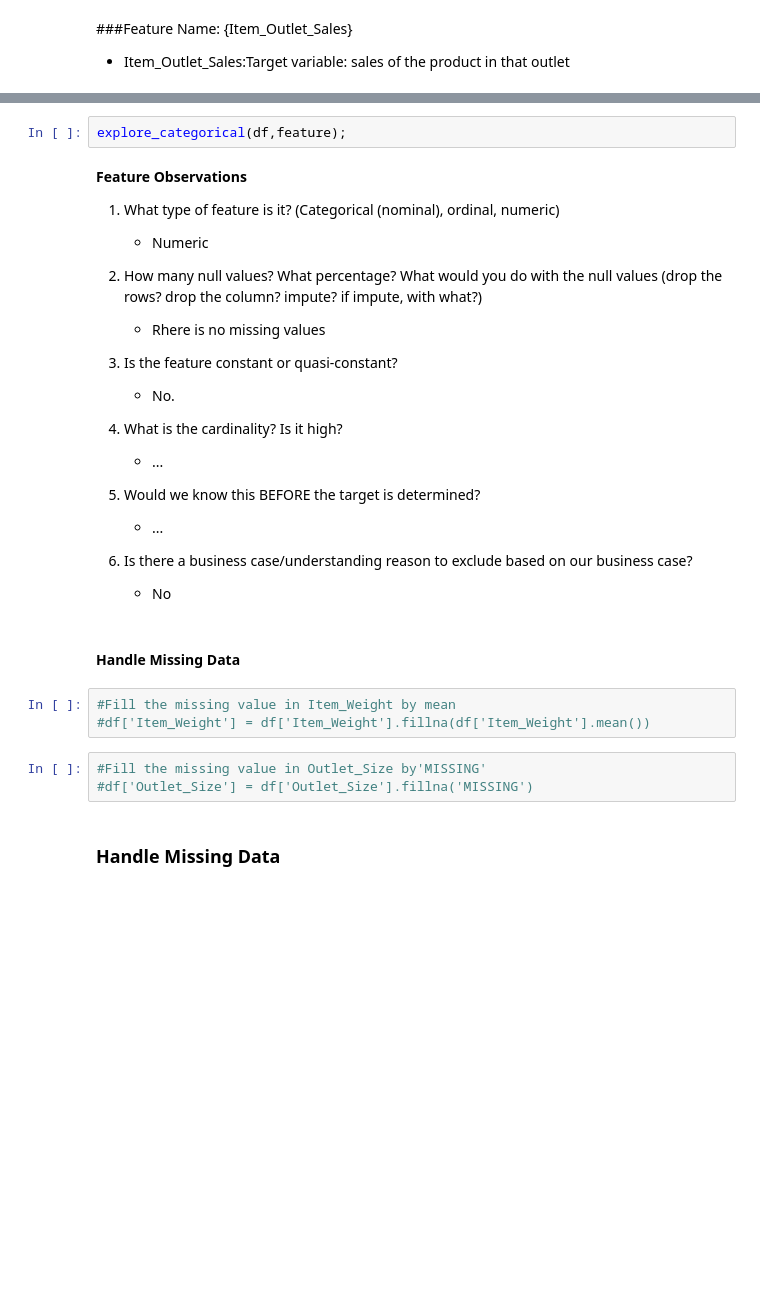
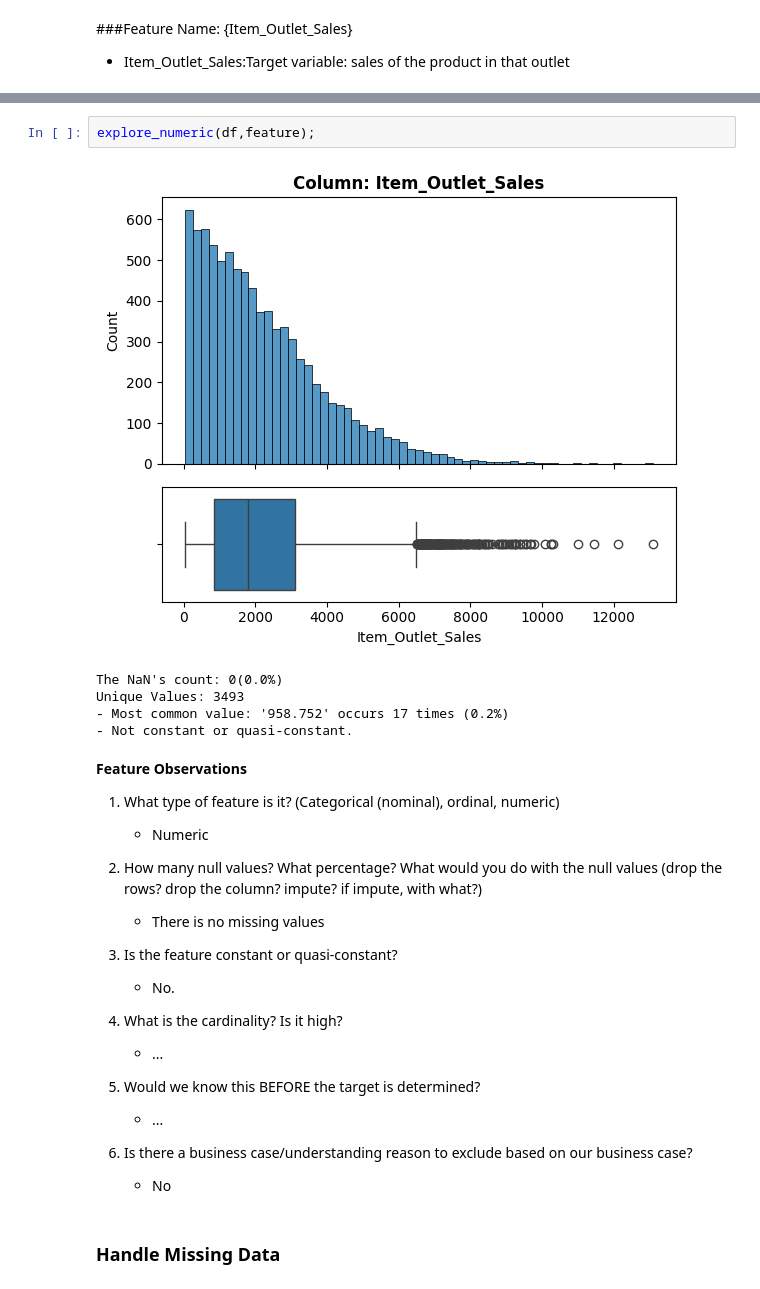
Before and after one commit to laramutair/Prediction-of-Product-Sales, a Jupyter notebook: Prediction_of_Product_Sales.ipynb, the cells around one changed output, grey strips where cells are left out. Saved outputs shown, nothing was run; the diff lists cells and outputs as text; blank space fills up the shorter version.

```diff
--- a/Prediction_of_Product_Sales.ipynb
+++ b/Prediction_of_Product_Sales.ipynb
@@ -621,5 +787,11 @@ df[feature].dtype
 # %%
-explore_categorical(df,feature);
+explore_numeric(df,feature);
+# %% [output]
+[figure, added]
+The NaN's count: 0(0.0%)
+Unique Values: 3493
+- Most common value: '958.752' occurs 17 times (0.2%)
+- Not constant or quasi-constant.
 # %% [markdown]
 **Feature Observations**
 
@@ -627,7 +799,7 @@ explore_categorical(df,feature);
     - Numeric
 
 2. How many null values? What percentage? What would you do with the null values (drop the rows? drop the column? impute? if impute, with what?)
-    -  Rhere is no missing values
+    -  There is no missing values
 
 3. Is the feature constant or quasi-constant?
     - No.
@@ -640,14 +812,6 @@ explore_categorical(df,feature);
 
 6. Is there a business case/understanding reason to exclude based on our business case?
     - No
-# %% [markdown]
-#### Handle Missing Data
-# %%
-#Fill the missing value in Item_Weight by mean
-#df['Item_Weight'] = df['Item_Weight'].fillna(df['Item_Weight'].mean())
-# %%
-#Fill the missing value in Outlet_Size by'MISSING'
-#df['Outlet_Size'] = df['Outlet_Size'].fillna('MISSING')
 # %% [markdown]
 ### Handle Missing Data
 # %%
```
Also changed, not shown: parts of 78 cells of this notebook.
